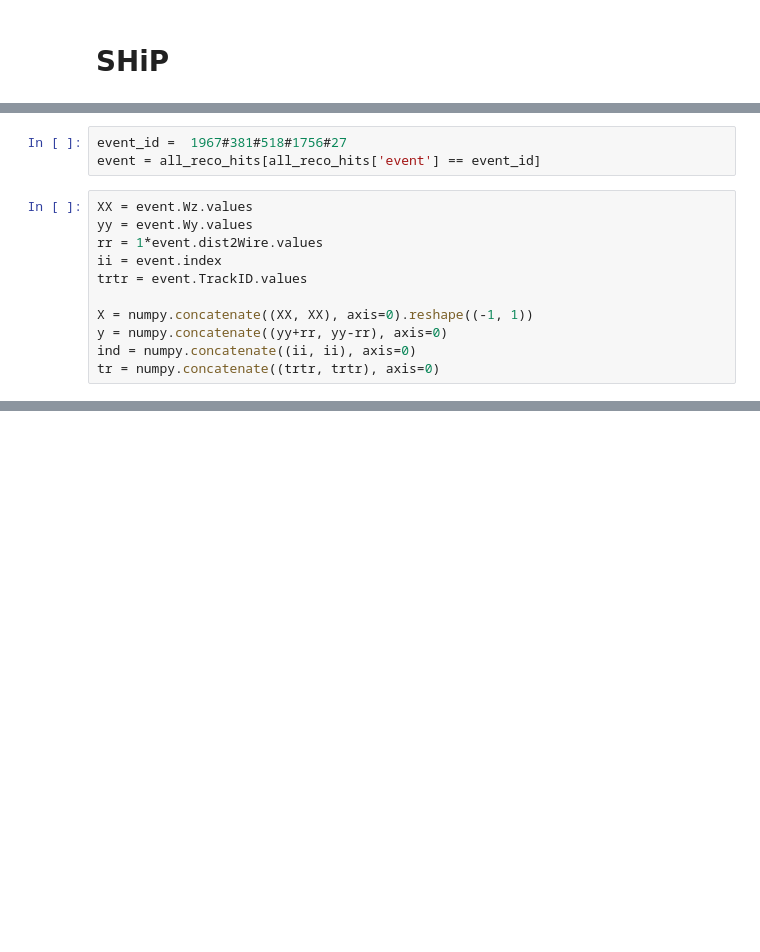
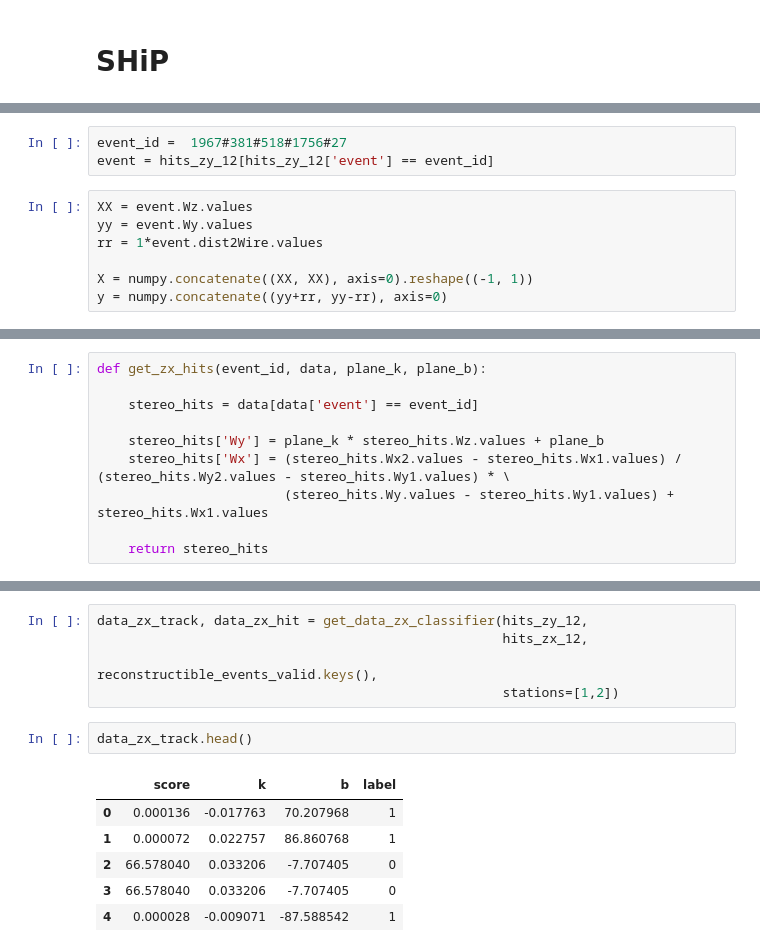
Before and after one commit to yandexdataschool/ship_tracks_recognition, a Jupyter notebook: notebooks/regressors.ipynb, the cells around one changed output, grey strips where cells are left out. Saved outputs shown, nothing was run; the diff lists cells and outputs as text; blank space fills up the shorter version.

```diff
--- a/notebooks/regressors.ipynb
+++ b/notebooks/regressors.ipynb
@@ -645,17 +426,13 @@ all_reco_hits.head()
 # %%
 event_id =  1967#381#518#1756#27
-event = all_reco_hits[all_reco_hits['event'] == event_id]
+event = hits_zy_12[hits_zy_12['event'] == event_id]
 # %%
 XX = event.Wz.values
 yy = event.Wy.values
 rr = 1*event.dist2Wire.values
-ii = event.index
-trtr = event.TrackID.values
 
 X = numpy.concatenate((XX, XX), axis=0).reshape((-1, 1))
 y = numpy.concatenate((yy+rr, yy-rr), axis=0)
-ind = numpy.concatenate((ii, ii), axis=0)
-tr = numpy.concatenate((trtr, trtr), axis=0)
 # %%
 %%time
 rmlr = MultiLinearRegression(n_tracks=2,
@@ -716,0 +486,10 @@ Wall time: 254 ms
+# %%
+def get_zx_hits(event_id, data, plane_k, plane_b):
+
+    stereo_hits = data[data['event'] == event_id]
+
+    stereo_hits['Wy'] = plane_k * stereo_hits.Wz.values + plane_b
+    stereo_hits['Wx'] = (stereo_hits.Wx2.values - stereo_hits.Wx1.values) / (stereo_hits.Wy2.values - stereo_hits.Wy1.values) * \
+                        (stereo_hits.Wy.values - stereo_hits.Wy1.values) + stereo_hits.Wx1.values
+
+    return stereo_hits
@@ -716,0 +587,14 @@ Wall time: 254 ms
+# %%
+data_zx_track, data_zx_hit = get_data_zx_classifier(hits_zy_12,
+                                                    hits_zx_12,
+                                                    reconstructible_events_valid.keys(),
+                                                    stations=[1,2])
+# %%
+data_zx_track.head()
+# %% [output]
+|  | score | k | b | label |
+| 0 | 0.000136 | -0.017763 | 70.207968 | 1 |
+| 1 | 0.000072 | 0.022757 | 86.860768 | 1 |
+| 2 | 66.578040 | 0.033206 | -7.707405 | 0 |
+| 3 | 66.578040 | 0.033206 | -7.707405 | 0 |
+| 4 | 0.000028 | -0.009071 | -87.588542 | 1 |
```
Also changed, not shown: parts of 47 cells of this notebook, 16 other files.
